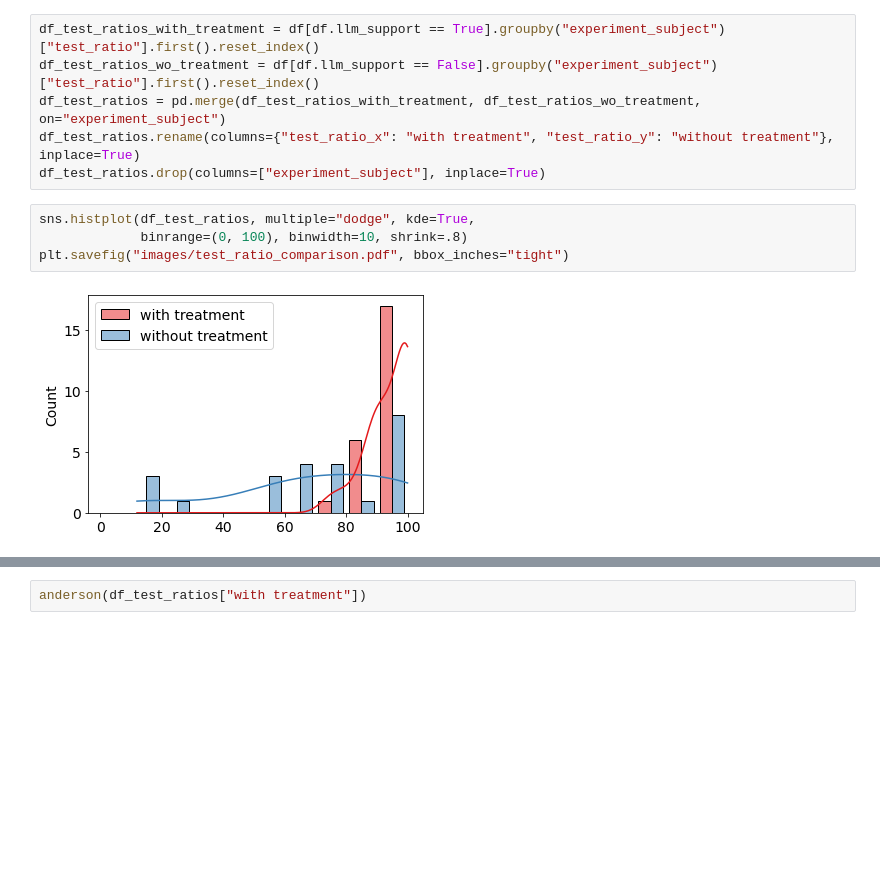
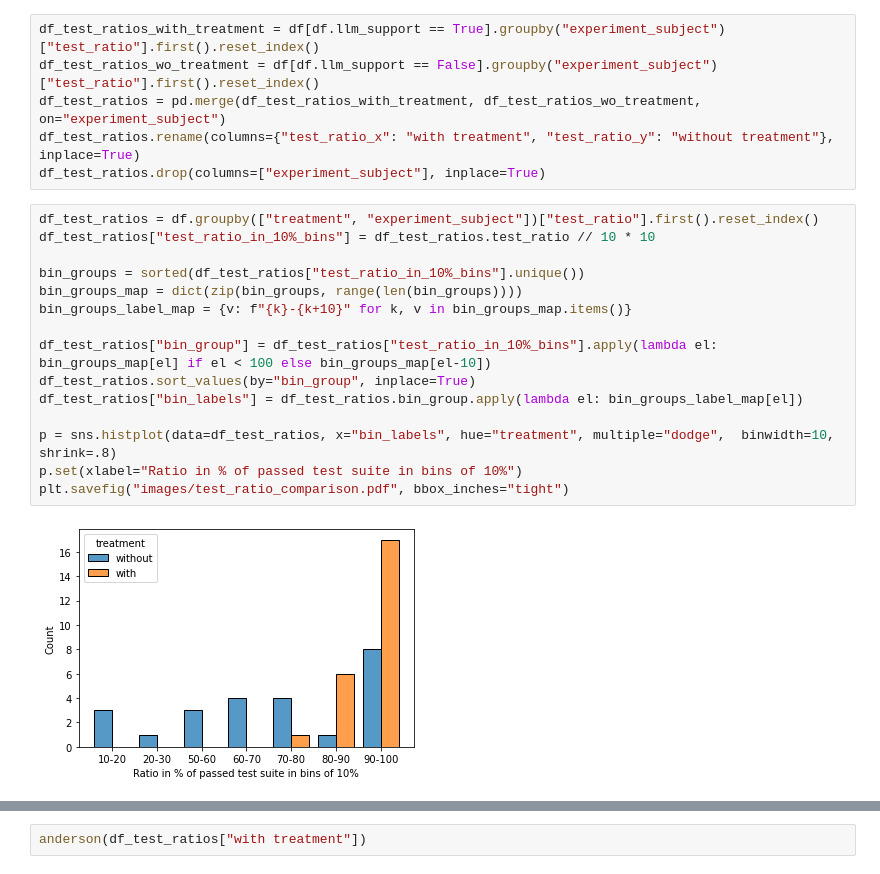
Before and after one commit to HelgeCPH/local_llm_experiment_setup, a Jupyter notebook: Analysis.ipynb, the cells around one changed output, grey strips where cells are left out. Cells and saved outputs as stored; diff of their text form; blank space fills up the shorter version.

```diff
--- a/Analysis.ipynb
+++ b/Analysis.ipynb
@@ -343,12 +282,23 @@ df_test_ratios_wo_treatment = df[df.llm_support == False].groupby("experiment_su
 df_test_ratios = pd.merge(df_test_ratios_with_treatment, df_test_ratios_wo_treatment, on="experiment_subject")
 df_test_ratios.rename(columns={"test_ratio_x": "with treatment", "test_ratio_y": "without treatment"}, inplace=True)
 df_test_ratios.drop(columns=["experiment_subject"], inplace=True)
-# %%
-sns.histplot(df_test_ratios, multiple="dodge", kde=True,
-             binrange=(0, 100), binwidth=10, shrink=.8)
-plt.savefig("images/test_ratio_comparison.pdf", bbox_inches="tight")
-# %% [output]
-[figure, removed]
+# %%
+df_test_ratios = df.groupby(["treatment", "experiment_subject"])["test_ratio"].first().reset_index()
+df_test_ratios["test_ratio_in_10%_bins"] = df_test_ratios.test_ratio // 10 * 10
+
+bin_groups = sorted(df_test_ratios["test_ratio_in_10%_bins"].unique())
+bin_groups_map = dict(zip(bin_groups, range(len(bin_groups))))
+bin_groups_label_map = {v: f"{k}-{k+10}" for k, v in bin_groups_map.items()}
+
+df_test_ratios["bin_group"] = df_test_ratios["test_ratio_in_10%_bins"].apply(lambda el: bin_groups_map[el] if el < 100 else bin_groups_map[el-10])
+df_test_ratios.sort_values(by="bin_group", inplace=True)
+df_test_ratios["bin_labels"] = df_test_ratios.bin_group.apply(lambda el: bin_groups_label_map[el])
+
+p = sns.histplot(data=df_test_ratios, x="bin_labels", hue="treatment", multiple="dodge",  binwidth=10,  shrink=.8)
+p.set(xlabel="Ratio in % of passed test suite in bins of 10%")
+plt.savefig("images/test_ratio_comparison.pdf", bbox_inches="tight")
+# %% [output]
+[figure, added]
 # %%
 df_test_ratios_with_treatment = df[df.llm_support == True].groupby("experiment_subject")["test_ratio"].first().reset_index()
 df_test_ratios_with_treatment["treatment"] = "with treatment"
```
Also changed, not shown: parts of 26 cells of this notebook, 10 other files.
